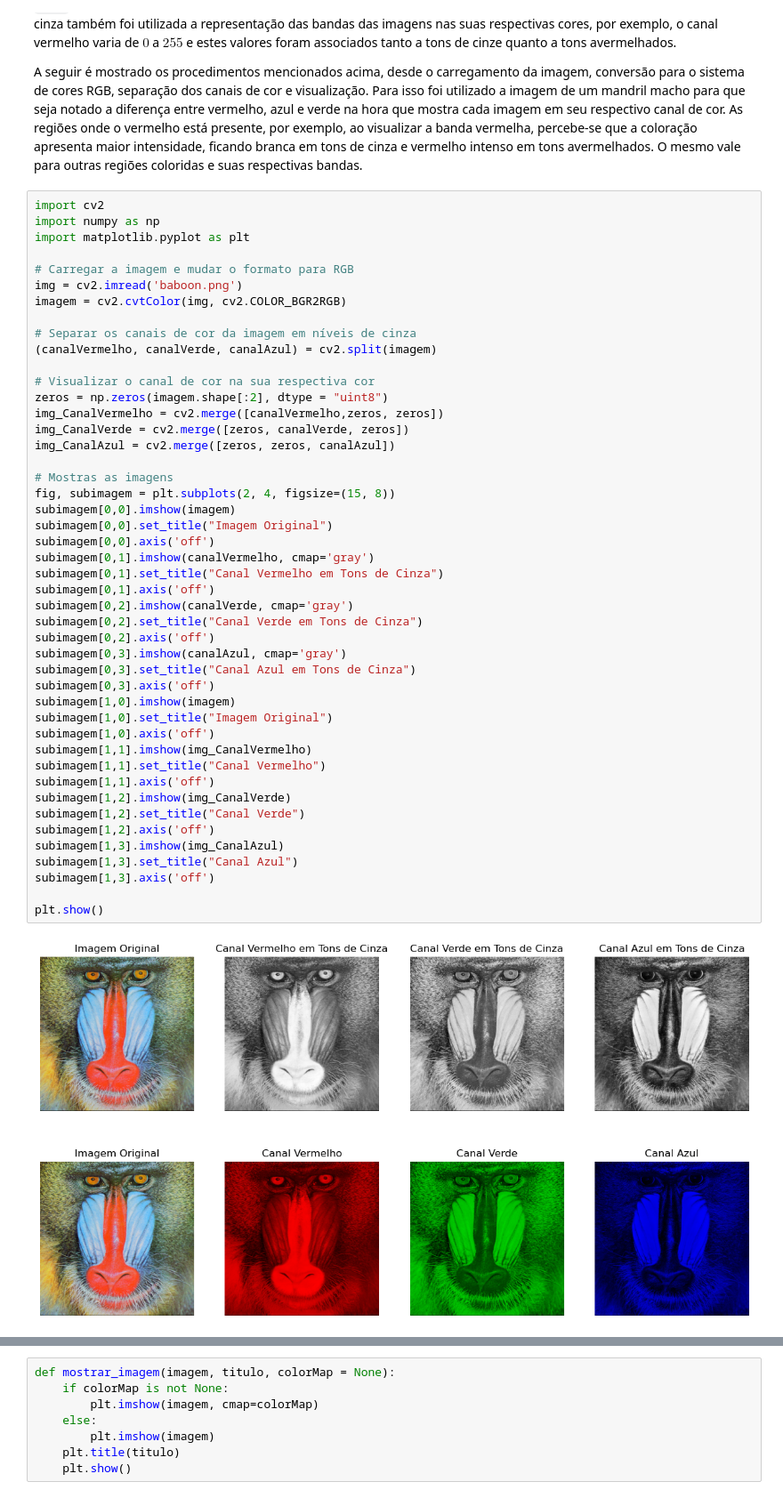
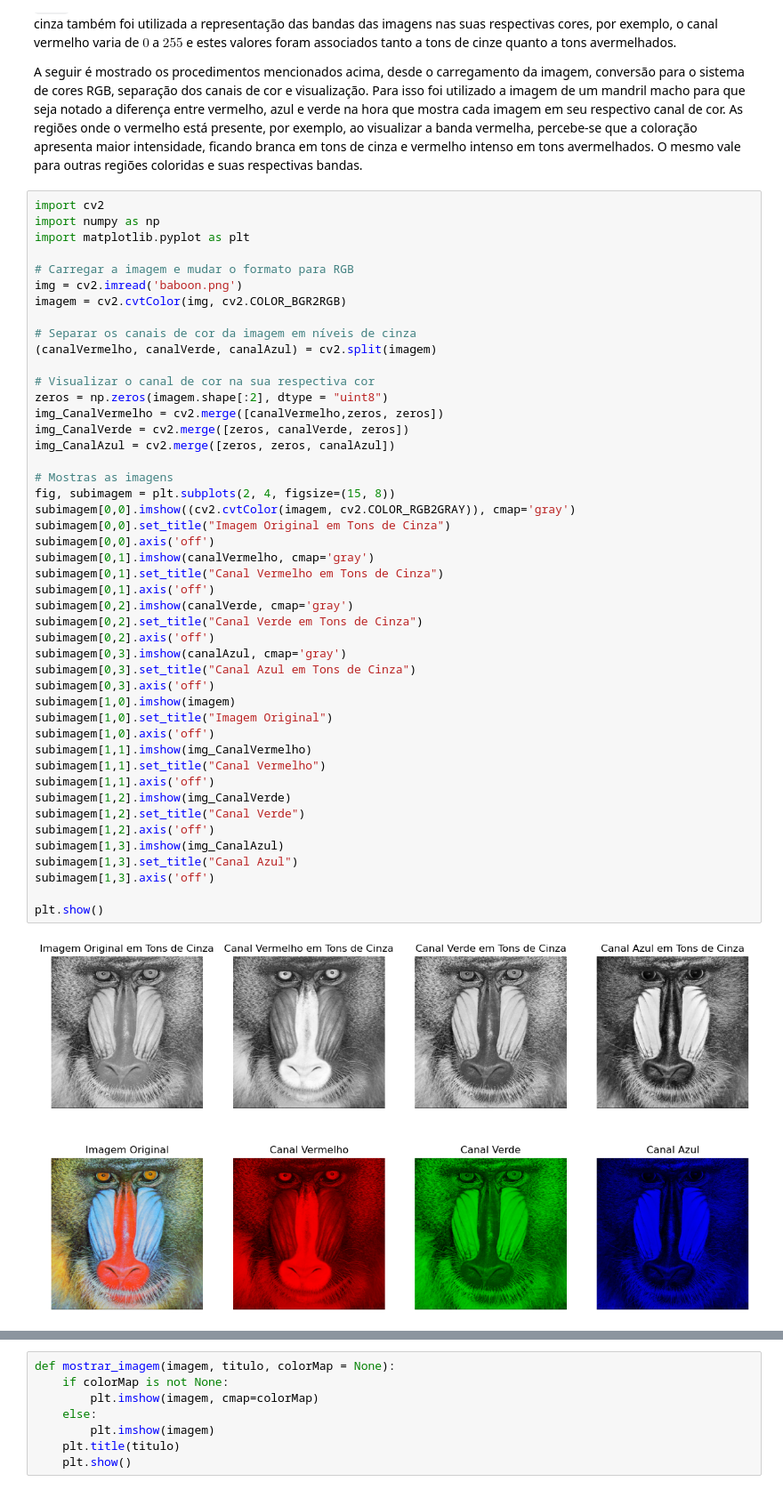
Before and after one commit to MarryAngel/Processamento-de-Imagem, a Jupyter notebook: [Trab01] Estenografia/esteganografia.ipynb, the cells around one changed output, grey strips where cells are left out. Shown at 89% size. Cells and saved outputs as stored; diff of their text form.

```diff
--- a/[Trab01] Estenografia/esteganografia.ipynb
+++ b/[Trab01] Estenografia/esteganografia.ipynb
@@ -45,36 +45,36 @@ img_CanalVermelho = cv2.merge([canalVermelho,zeros, zeros])
 img_CanalVerde = cv2.merge([zeros, canalVerde, zeros])
 img_CanalAzul = cv2.merge([zeros, zeros, canalAzul])
 
 # Mostras as imagens
 fig, subimagem = plt.subplots(2, 4, figsize=(15, 8))
-subimagem[0,0].imshow(imagem)
-subimagem[0,0].set_title("Imagem Original")
+subimagem[0,0].imshow((cv2.cvtColor(imagem, cv2.COLOR_RGB2GRAY)), cmap='gray')
+subimagem[0,0].set_title("Imagem Original em Tons de Cinza")
 subimagem[0,0].axis('off')
 subimagem[0,1].imshow(canalVermelho, cmap='gray')
 subimagem[0,1].set_title("Canal Vermelho em Tons de Cinza")
 subimagem[0,1].axis('off')
 subimagem[0,2].imshow(canalVerde, cmap='gray')
 subimagem[0,2].set_title("Canal Verde em Tons de Cinza")
 subimagem[0,2].axis('off')
 subimagem[0,3].imshow(canalAzul, cmap='gray')
 subimagem[0,3].set_title("Canal Azul em Tons de Cinza")
 subimagem[0,3].axis('off')
 subimagem[1,0].imshow(imagem)
 subimagem[1,0].set_title("Imagem Original")
 subimagem[1,0].axis('off')
 subimagem[1,1].imshow(img_CanalVermelho)
 subimagem[1,1].set_title("Canal Vermelho")
 subimagem[1,1].axis('off')
 subimagem[1,2].imshow(img_CanalVerde)
 subimagem[1,2].set_title("Canal Verde")
 subimagem[1,2].axis('off')
 subimagem[1,3].imshow(img_CanalAzul)
 subimagem[1,3].set_title("Canal Azul")
 subimagem[1,3].axis('off')
 
 plt.show()
 # %% [output]
-[figure, old version]
+[figure, new version]
 # %% [markdown]
 Agora que a imagem está carregada no programa, foi realizada a segmentação de cada canal de cor em planos de bits. Sabe-se que cada banda da imagem carrega o valor da intensidade $i$ do pixel naquele plano, em que $i = \{i \in \Z | 0 \leq i \leq 255 \}$. Esse valor é representado por meio de um *byte*, ou seja, para o valor $i = 115$ teremos o binário $01110011$ associado. O acesso a um bit em específico é efetuado por meio dos operadores bitwise '\&' e '\gt \gt'. Primeiro é aplicado o operador AND no valor $i$ com a string binária de zeros com o valor $1$ encontra-se na posição do bit desejado, obtendo uma nova string binária com o bit desejado. Para o número $155$ e o desejo de acessar o segundo bit mais significativo, teremos $01110011  \&  01000000 \rarr 01000000$. Por fim, é preciso realizar um deslocamento do bit desejado para a posição menos significativa. Seguindo o exemplo anterior, arrastar o segundo bit mais significativo para o bit menos significativo, ou seja, $01000000 \gt \gt 6 \rarr 00000001$.
 
```
Also changed, not shown: parts of 25 cells of this notebook, 3 other files.
